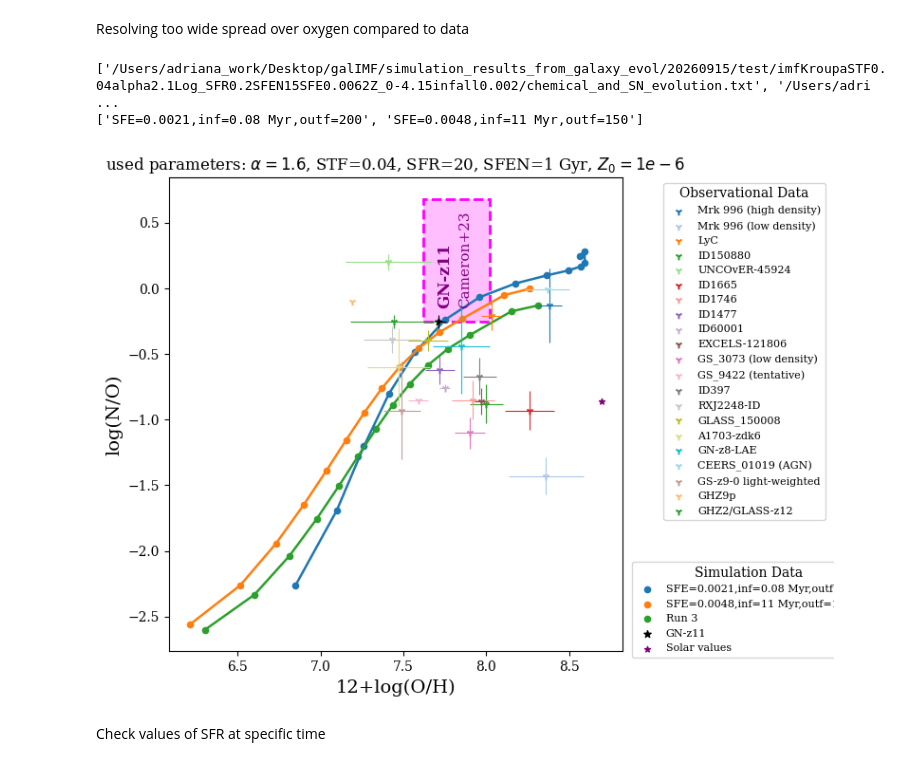
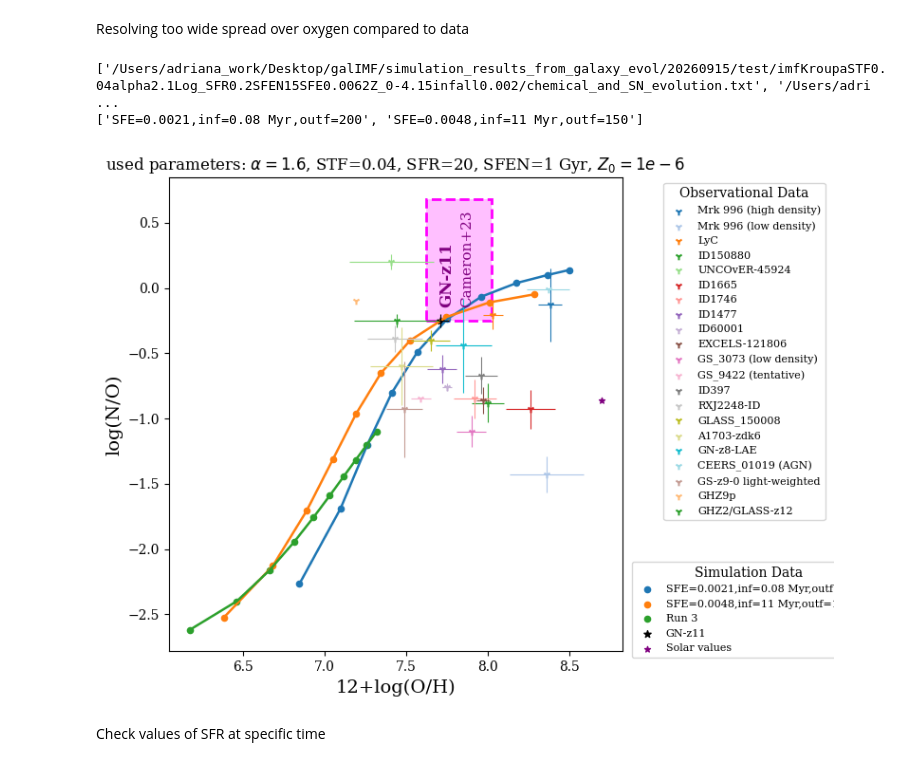
Before and after one commit to bshidvb/galIMF, a Jupyter notebook: plotting/plots_nitrogen_correct.ipynb, the cells around one changed output. Drawn from its saved outputs; the diff is of its cells as text; code cells hidden in the pictures.

Commit message:
made new plots

```diff
--- a/plotting/plots_nitrogen_correct.ipynb
+++ b/plotting/plots_nitrogen_correct.ipynb
@@ -870,29 +870,29 @@ Resolving too wide spread over oxygen compared to data
 # %%
 # file_paths = glob.glob("/Users/adriana_work/Desktop/galIMF/simulation_results_from_galaxy_evol/paper/nomoto/top_heavy/imfKroupaSTF0.04alpha1.6Log_SFR1.0SFEN15SFE0.004Z_0-4.15infall0.007/chemical_and_SN_evolution.txt")
 # file_paths += glob.glob("/Users/adriana_work/Desktop/galIMF/simulation_results_from_galaxy_evol/paper/nomoto/top_heavy/imfKroupaSTF0.04alpha1.6Log_SFR1.0SFEN15SFE0.004Z_0-4.15infall0.011/chemical_and_SN_evolution.txt")
 file_paths = glob.glob("/Users/adriana_work/Desktop/galIMF/simulation_results_from_galaxy_evol/20260915/test/imfKroupaSTF0.04alpha2.1Log_SFR0.2SFEN15SFE0.0062Z_0-4.15infall0.002/chemical_and_SN_evolution.txt")
 file_paths += glob.glob("/Users/adriana_work/Desktop/galIMF/simulation_results_from_galaxy_evol/20260915/test/imfKroupaSTF0.04alpha1.8Log_SFR0.2SFEN15SFE0.006Z_0-4.15infall0.0085/chemical_and_SN_evolution.txt")
 file_paths += glob.glob("/Users/adriana_work/Desktop/galIMF/simulation_results_from_galaxy_evol/20260915/test/imfKroupaSTF0.04alpha1.6Log_SFR0.2SFEN15SFE0.006Z_0-4.15infall0.0085/chemical_and_SN_evolution.txt")
 
 print(file_paths)
 labels = ['SFE=0.0021,inf=0.08 Myr,outf=200', 'SFE=0.0048,inf=11 Myr,outf=150']
 labels.sort()
 print(labels)
 plot_NO_OH_comparison(
     file_paths,
     labels=labels,
     index_x=4,
-    index_y=18,
+    index_y=14,
     title='used parameters: $\\alpha=1.6$, STF=0.04, SFR=20, SFEN=1 Gyr, $Z_0=1e-6$',
     filename='/Users/adriana_work/Desktop/galIMF/figs/galevo/playing.png',
     evolution_track_difference=None,
 )
 
 #outflow=50, comparison of different infall timescales
 # %% [output]
 ['/Users/adriana_work/Desktop/galIMF/simulation_results_from_galaxy_evol/20260915/test/imfKroupaSTF0.04alpha2.1Log_SFR0.2SFEN15SFE0.0062Z_0-4.15infall0.002/chemical_and_SN_evolution.txt', '/Users/adri ...
 ['SFE=0.0021,inf=0.08 Myr,outf=200', 'SFE=0.0048,inf=11 Myr,outf=150']
-[figure, old version]
+[figure, new version]
 # %% [markdown]
 Check values of SFR at specific time
 # %%
```
